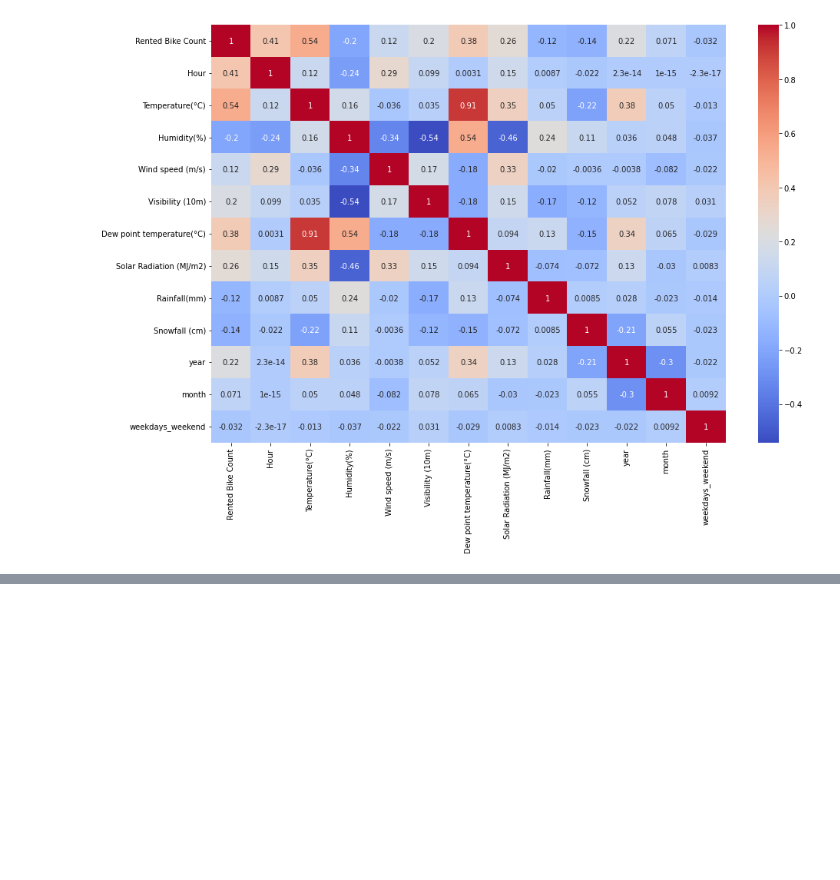
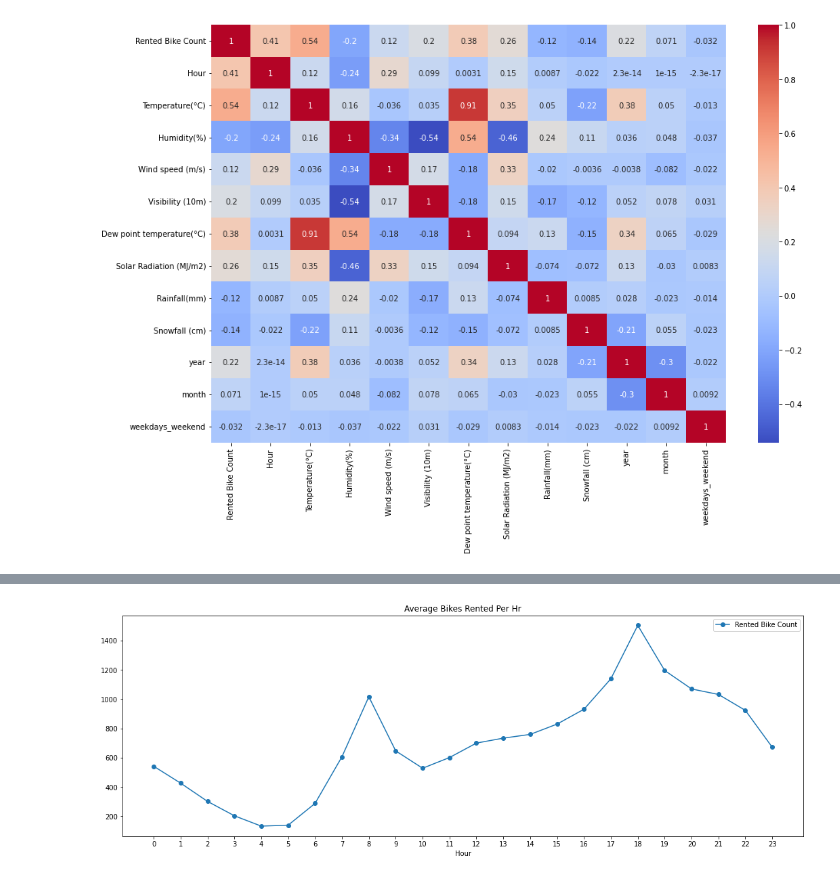
Before and after one commit to Jaypardeshii/Bike-Sharing-Demand-Prediction, a Jupyter notebook: Copy_of_Bike_Sharing_Demand_Prediction_Capstone_Project.ipynb, the cells around one changed output, grey strips where cells are left out. Cells and saved outputs as stored; diff of their text form; code cells hidden in the pictures; blank space fills up the shorter version.

```diff
--- a/Copy_of_Bike_Sharing_Demand_Prediction_Capstone_Project.ipynb
+++ b/Copy_of_Bike_Sharing_Demand_Prediction_Capstone_Project.ipynb
@@ -164,0 +179,7 @@ sdf['Rented Bike Count'].plot(kind='pie',autopct='%1.1f%%',figsize=(15,8), shado
+# %%
+rent_hr = df_copy.groupby('Hour')['Rented Bike Count'].mean()
+plt.figure(figsize=(18,6))
+a=rent_hr.plot(legend=True,marker='o',title="Average Bikes Rented Per Hr")
+a.set_xticks(range(len(rent_hr)));
+# %% [output]
+[figure, added]
```
Also changed, not shown: parts of 9 cells of this notebook.
